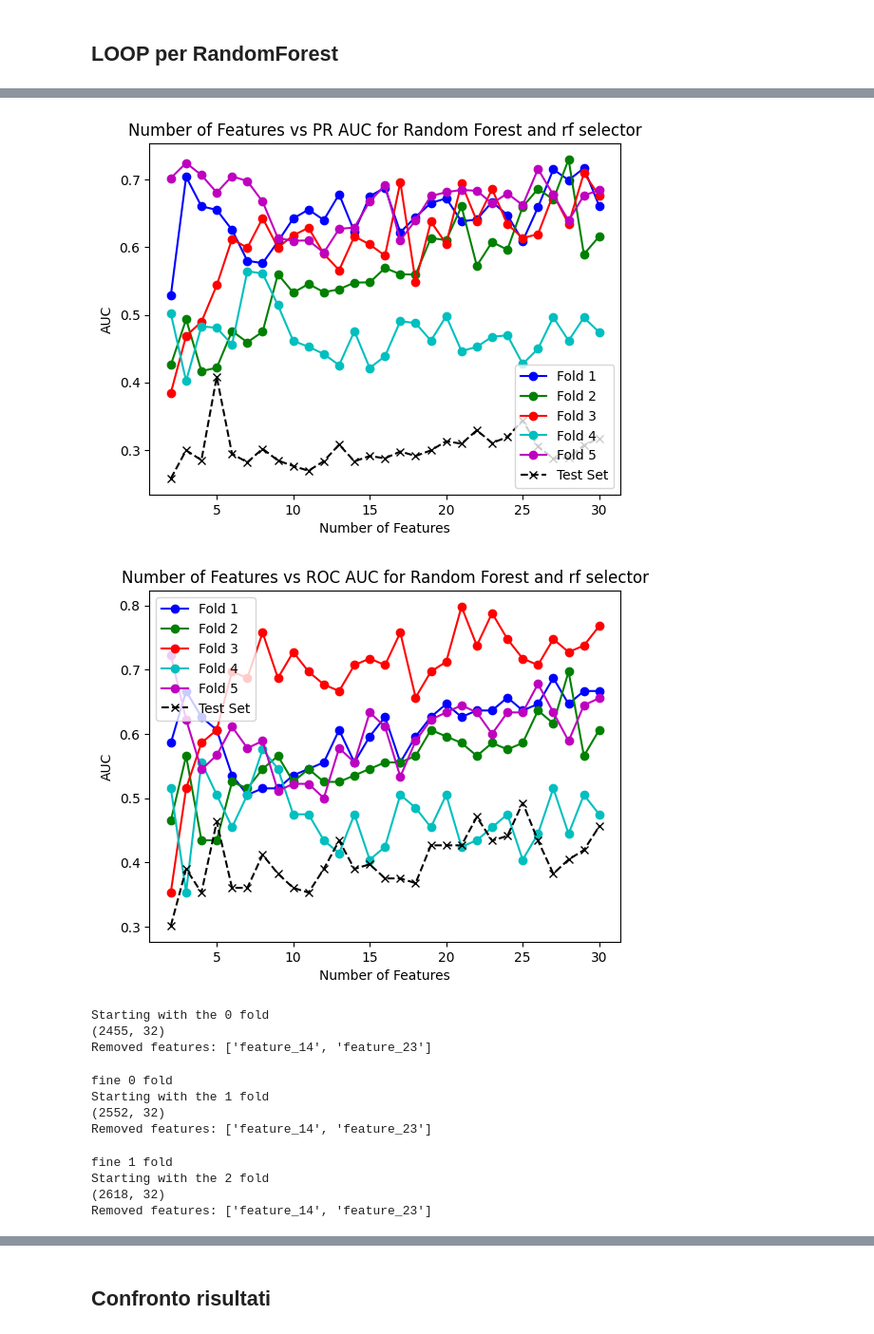
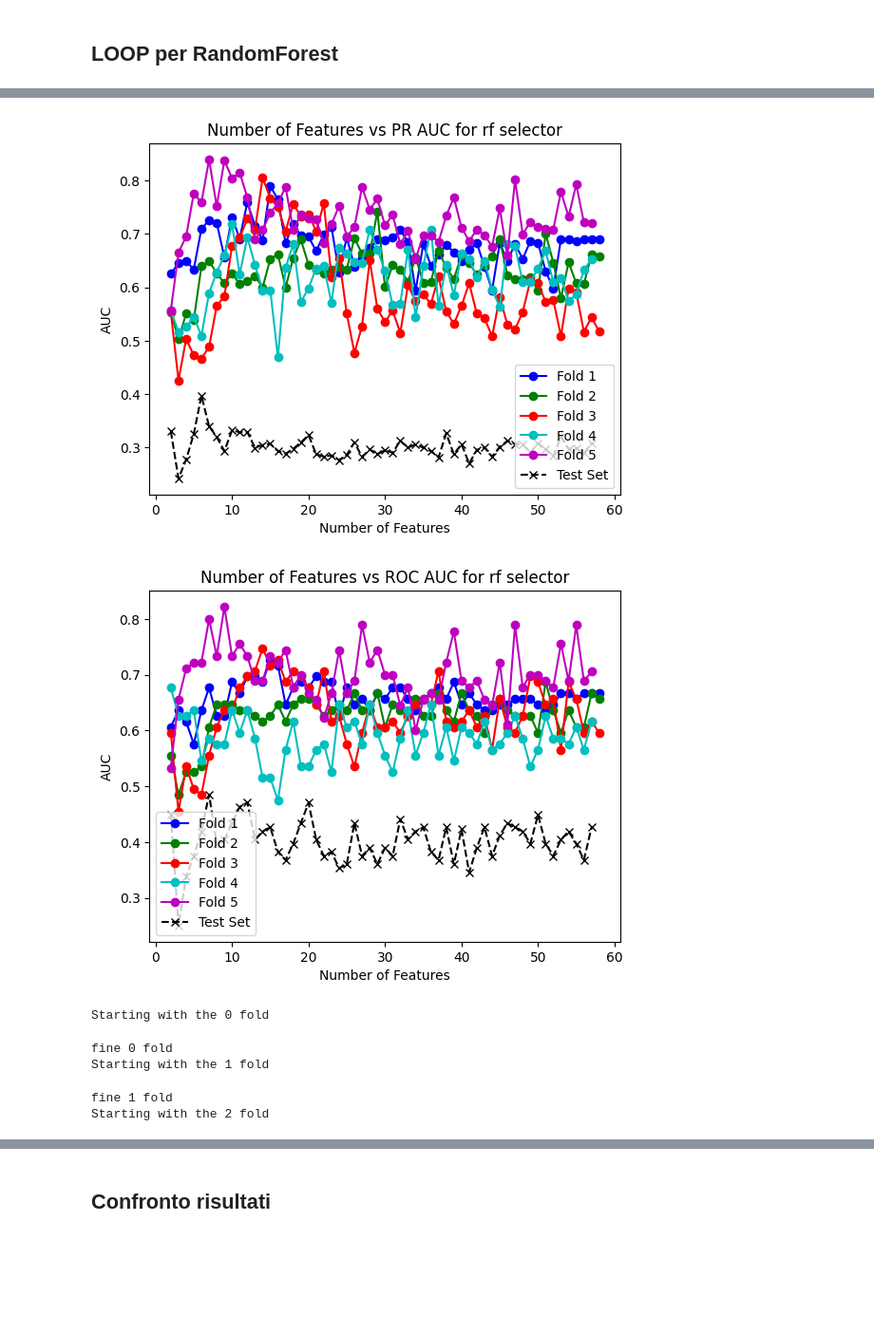
Before and after one commit to alessiamenozzi/ThesisPlaques, a Jupyter notebook: CrossValidation.ipynb, the cells around one changed output, grey strips where cells are left out. Shown at 95% size. Drawn from its saved outputs; the diff is of its cells as text; code cells hidden in the pictures; blank space fills up the shorter version.

```diff
--- a/CrossValidation.ipynb
+++ b/CrossValidation.ipynb
@@ -88,7 +88,8 @@ print("Number of labels:", len(labels))
 
 
 # Carica il modello encoder
-encoder = load_model("/Users/alessiamenozzi/Desktop/ThesisPlaques/encoder_models/encoder_model32.h5", compile=False)
+#encoder = load_model("/Users/alessiamenozzi/Desktop/ThesisPlaques/encoder_models/encoder_model32.h5", compile=False)
+encoder = load_model("/Users/alessiamenozzi/Desktop/encoder64_4strati.h5", compile=False)
 #encoder = load_model("C:\\Users\\bsbar\\Desktop\\Tesi\\ThesisPlaques\\encoder_models\\encoder_model64.h5", compile=False)
 
 # Funzione per ottenere le feature da una singola immagine
@@ -348,7 +347,6 @@ def prob_to_binary(predictions_proba, threshold):
             count_1 = np.sum(np.array(test_patient_predictions)==1)
             final_prediction = 0 if count_0 > count_1 else 1
             final_predictionarray.append(final_prediction)
-
 
         return final_predictionarray
 
@@ -373,8 +371,13 @@ def classification_method1(selector, alpha, classifier, x_train_expanded, y_trai
     else:
         X_selected = x_train_expanded
 
+
     #print("X_selected[0] ", X_selected[0])
     #print("X_selected[1] ", X_selected[1])
+
+    if(len(X_selected[0]))==0:
+        #print(X_selected.shape)
+        return 0,0,0,0,0,0,0,0,0,0
 
     smote = SMOTE(random_state=42)
 
@@ -403,8 +406,6 @@ def classification_method1(selector, alpha, classifier, x_train_expanded, y_trai
 
         patient_scores.append(mean) ## contiene la media delle probabilità
         temp_array.append(patient_predictions) ## contiene tutte le probabilità
-
-
 
     best_f1_score = 0
     best_threshold = None
@@ -613,7 +608,7 @@ print(patients_test.shape)
 print(len(features_test))
 
 
-alpha_values = np.linspace(0, 0.006, 20).tolist()
+alpha_values = np.linspace(0, 0.006, 30).tolist()
 
 #selectors=['mrmr', 'rf', 'logistic', 'lasso']
 selectors=['rf', 'lasso', 'logistic']
@@ -692,7 +687,7 @@ for selector in selectors:
         ## fine creazione fold
 
 
-        features=perform_correlation(features_train, y_train, 32, 0.85)
+        features=perform_correlation(features_train, y_train, 64, 0.85)
 
         final_patients_train=remove_features_from_patients(features_train, features)
         final_patients_test=remove_features_from_patients(features_test, features)
@@ -722,6 +717,9 @@ for selector in selectors:
                         selector, alpha, rf, x_train_expanded, y_train_expanded,
                         patients_val, y_val, final_patients_val, 0
                     )
+
+                    if(best_f1_score==0 and best_precision==0 and best_recall==0):
+                        break
 
                     results_rf[i][selector]['alpha'].append(alpha)
                     results_rf[i][selector]['pr_auc'].append(pr_auc)
@@ -764,7 +762,7 @@ for selector in selectors:
     print(f"The mean best threshold for {selector} is: {mean_threshold}")
 
     ## faccio il train su tutto il dataset di train
-    features=perform_correlation(features_train1, y_train1, 32, 0.85)
+    features=perform_correlation(features_train1, y_train1, 64, 0.85)
     final_patients_train1=remove_features_from_patients(features_train1, features) ## quale correlation tengo??
     x_train_expanded1, y_train_expanded1, _ = continue_array(final_patients_train1, y_train1)
 
@@ -776,6 +774,8 @@ for selector in selectors:
                                 selector, alpha, rf, x_train_expanded1, y_train_expanded1,
                                 patients_test, y_test, final_patients_test, 0, mean_threshold
                             )
+            if(best_f1_score==0 and best_precision==0 and best_recall==0):
+                break
 
             results_test_rf[selector]['alpha'].append(alpha)
             results_test_rf[selector]['pr_auc'].append(pr_auc)
@@ -866,15 +866,9 @@ roc_auc:  0.4632352941176471
-[figure, old version]
+[figure, new version]
-[figure, old version]
+[figure, new version]
 Starting with the 0 fold
-(2455, 32)
-Removed features: ['feature_14', 'feature_23']
 fine 0 fold
 Starting with the 1 fold
-(2552, 32)
-Removed features: ['feature_14', 'feature_23']
 fine 1 fold
 Starting with the 2 fold
-(2618, 32)
-Removed features: ['feature_14', 'feature_23']
 fine 2 fold
 Starting with the 3 fold
```
Also changed, not shown: parts of 7 cells of this notebook, 1 other file.
